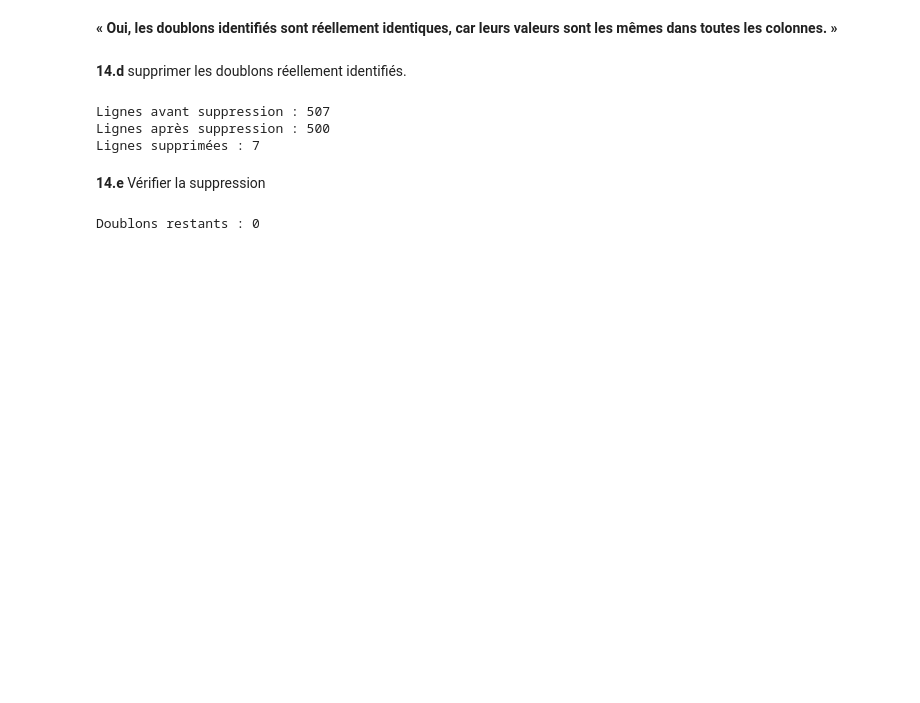
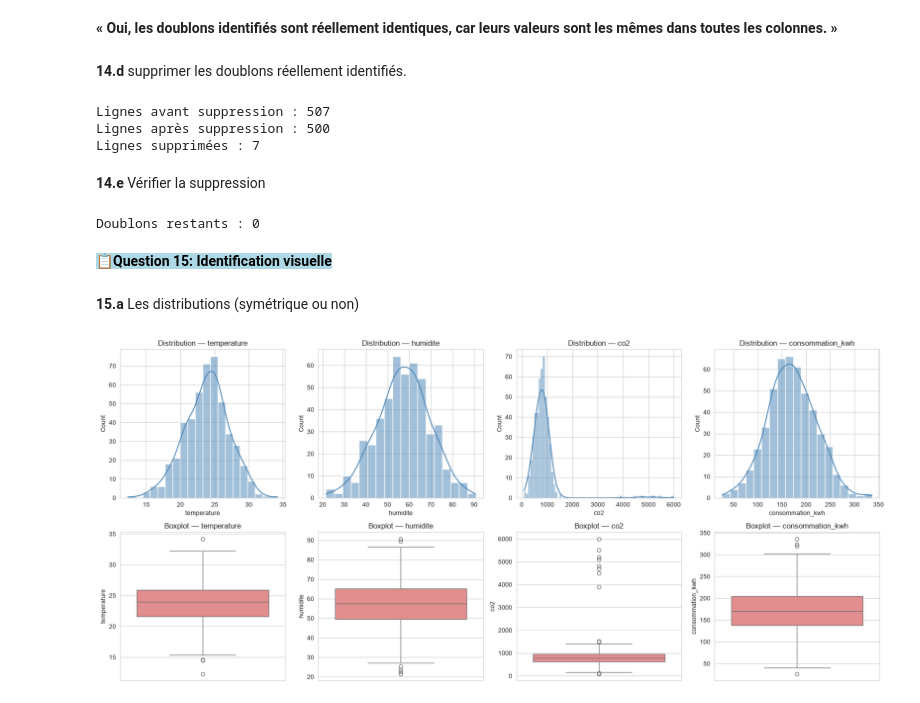
Before and after one commit to khadijagueye235/atelier_donnes_tabulaires, a Jupyter notebook: atelier_prepa_donnes_tab/notebooks/atelier_prepa_donnees_tab.ipynb, the cells around one changed output. Saved outputs shown, nothing was run; the diff lists cells and outputs as text; code cells hidden in the pictures; blank space fills up the shorter version.

Commit message:
Partie 1 – Explorer les données: 15.a visualiser si les distributions des variables( température, l’humidité, le CO₂ et la consommation) sont symétriques

```diff
--- a/atelier_prepa_donnes_tab/notebooks/atelier_prepa_donnees_tab.ipynb
+++ b/atelier_prepa_donnes_tab/notebooks/atelier_prepa_donnees_tab.ipynb
@@ -487,3 +487,28 @@ Lignes supprimées : 7
 print("Doublons restants :", df.duplicated().sum())
 # %% [output]
 Doublons restants : 0
+# %% [markdown]
+<mark style= "background-color: lightblue">**📋Question 15: Identification visuelle** </mark>
+# %% [markdown]
+**15.a** Les distributions (symétrique ou non)
+# %%
+import matplotlib.pyplot as plt
+import seaborn as sns
+
+sns.set_style("whitegrid")
+%matplotlib inline
+# %%
+vars_a_visualiser = ["temperature", "humidite", "co2", "consommation_kwh"]
+
+fig, axes = plt.subplots(2, 4, figsize=(18, 8))
+for i, col in enumerate(vars_a_visualiser):
+    sns.histplot(df[col].dropna(), kde=True, ax=axes[0, i], color="steelblue")
+    axes[0, i].set_title(f"Distribution — {col}")
+
+    sns.boxplot(y=df[col].dropna(), ax=axes[1, i], color="lightcoral")
+    axes[1, i].set_title(f"Boxplot — {col}")
+
+plt.tight_layout()
+plt.show()
+# %% [output]
+[figure, added]
```
Also changed, not shown: parts of 2 cells of this notebook.
